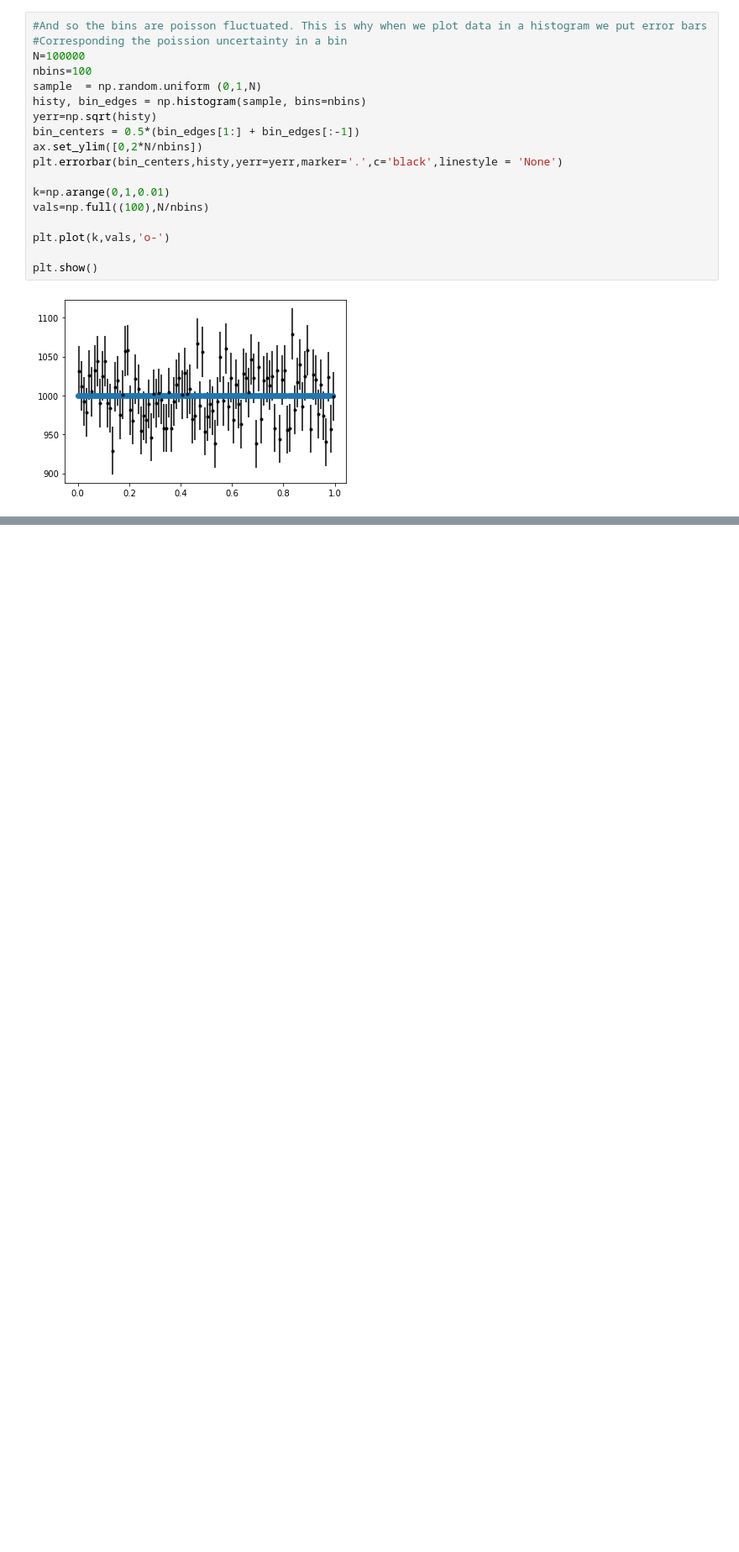
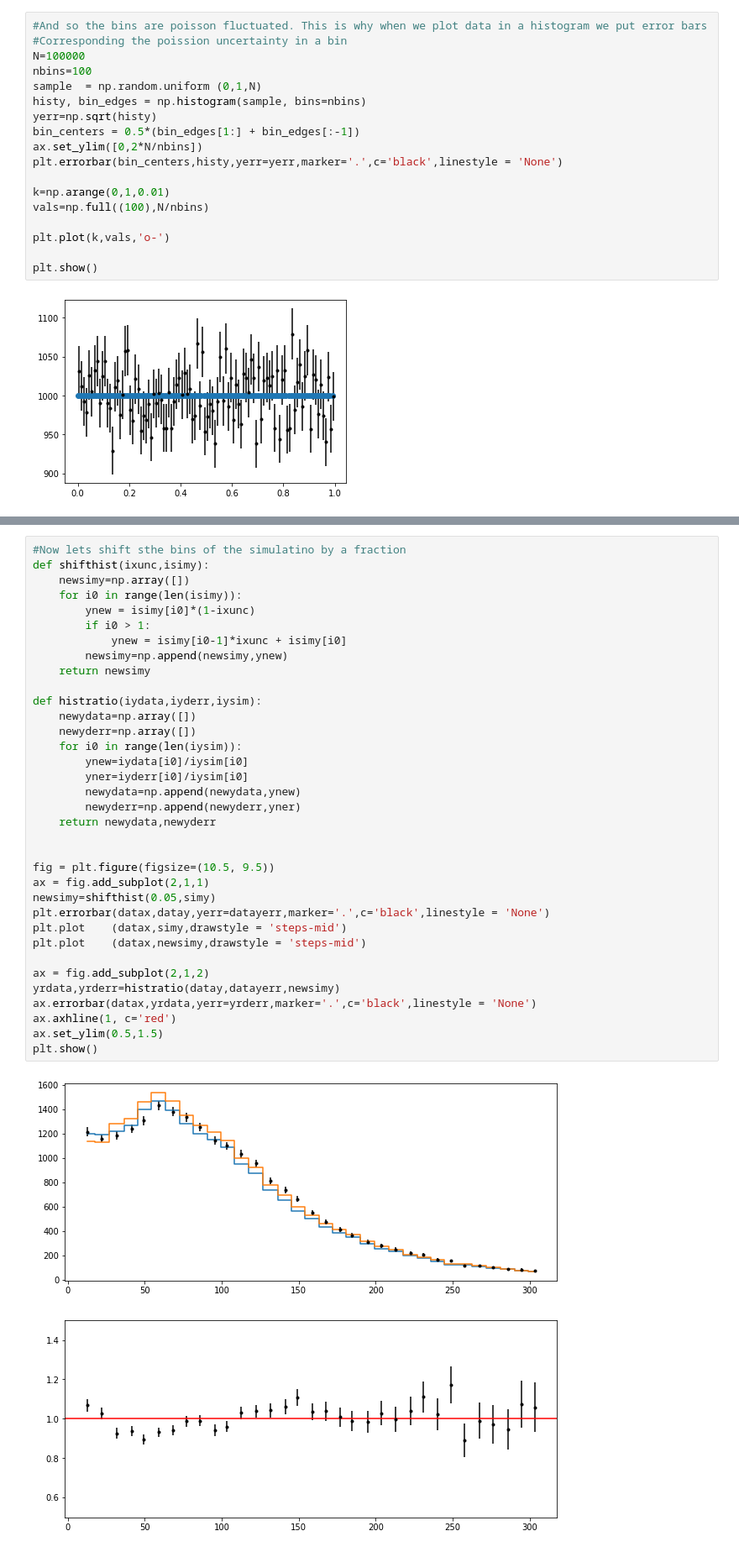
Before and after one commit to violatingcp/MIT_8.S50, a Jupyter notebook: Lecture1/Lecture1.ipynb, the cells around one changed output, grey strips where cells are left out. Shown at 84% size. Saved outputs shown, nothing was run; the diff lists cells and outputs as text; blank space fills up the shorter version.

```diff
--- a/Lecture1/Lecture1.ipynb
+++ b/Lecture1/Lecture1.ipynb
@@ -417,0 +452,37 @@ array([1, 1, 1, 1, 1, 1, 1, 1, 1, 1, 1, 1, 1, 1, 1, 1, 1, 1, 1, 1, 1, 1,
+# %%
+#Now lets shift sthe bins of the simulatino by a fraction
+def shifthist(ixunc,isimy):
+    newsimy=np.array([])
+    for i0 in range(len(isimy)):
+        ynew = isimy[i0]*(1-ixunc)
+        if i0 > 1:
+            ynew = isimy[i0-1]*ixunc + isimy[i0]
+        newsimy=np.append(newsimy,ynew)
+    return newsimy
+
+def histratio(iydata,iyderr,iysim):
+    newydata=np.array([])
+    newyderr=np.array([])
+    for i0 in range(len(iysim)):
+        ynew=iydata[i0]/iysim[i0]
+        yner=iyderr[i0]/iysim[i0]
+        newydata=np.append(newydata,ynew)
+        newyderr=np.append(newyderr,yner)
+    return newydata,newyderr
+
+
+fig = plt.figure(figsize=(10.5, 9.5))
+ax = fig.add_subplot(2,1,1)
+newsimy=shifthist(0.05,simy)
+plt.errorbar(datax,datay,yerr=datayerr,marker='.',c='black',linestyle = 'None')
+plt.plot    (datax,simy,drawstyle = 'steps-mid')
+plt.plot    (datax,newsimy,drawstyle = 'steps-mid')
+
+ax = fig.add_subplot(2,1,2)
+yrdata,yrderr=histratio(datay,datayerr,newsimy)
+ax.errorbar(datax,yrdata,yerr=yrderr,marker='.',c='black',linestyle = 'None')
+ax.axhline(1, c='red')
+ax.set_ylim(0.5,1.5)
+plt.show()
+# %% [output]
+[figure, added]
```
Also changed, not shown: parts of 5 cells of this notebook, 3 other files.
